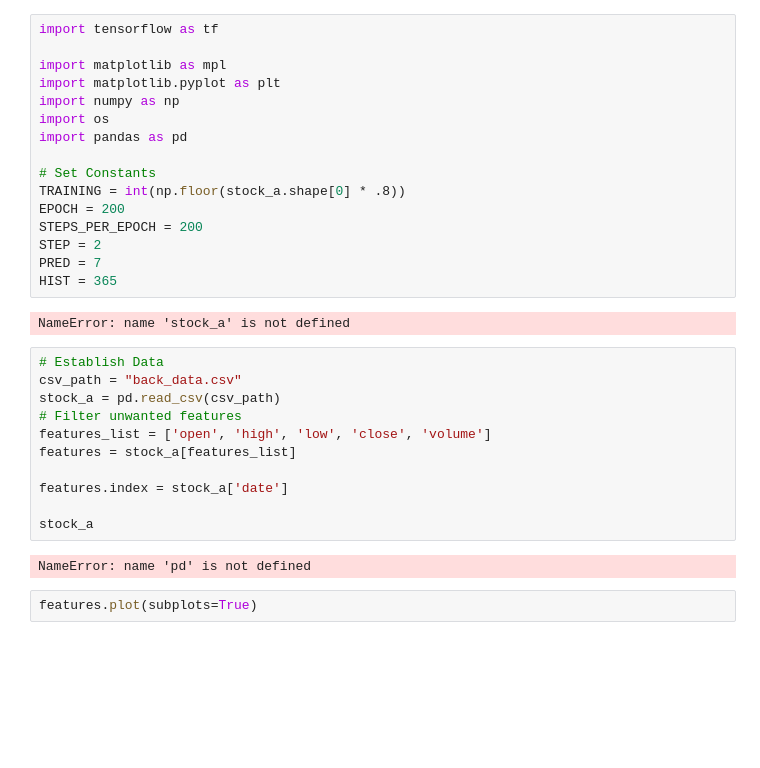
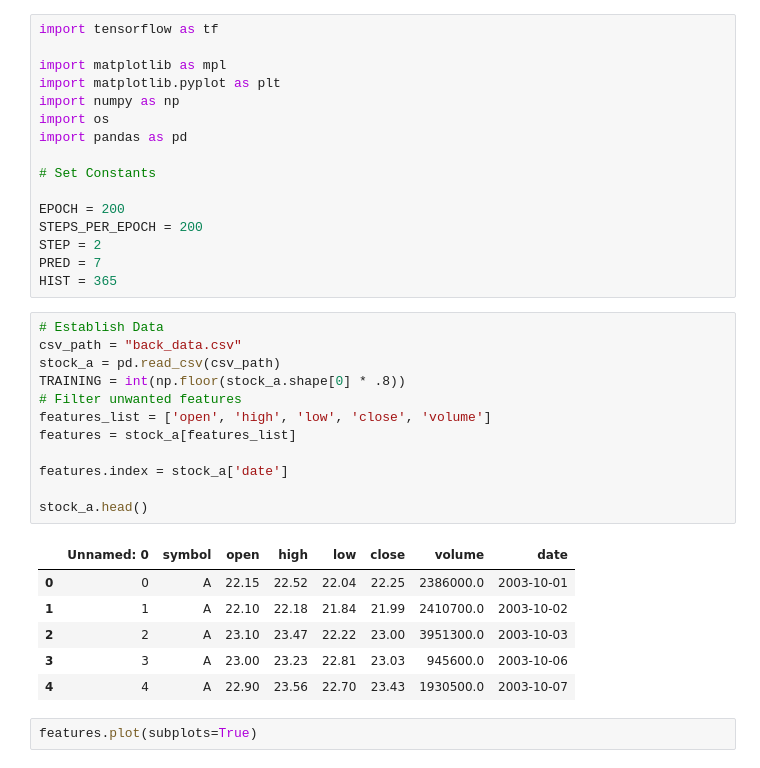
Before and after one commit to Matthew-Beliveau/Momentum-Trading-Testing-Bot, a Jupyter notebook: neural_network.ipynb, the cells around one changed output. Cells and saved outputs as stored; diff of their text form; blank space fills up the shorter version.

```diff
--- a/neural_network.ipynb
+++ b/neural_network.ipynb
@@ -8,27 +8,31 @@ import os
 import pandas as pd
 
 # Set Constants
-TRAINING = int(np.floor(stock_a.shape[0] * .8))
+
 EPOCH = 200
 STEPS_PER_EPOCH = 200
 STEP = 2
 PRED = 7
 HIST = 365
-# %% [output]
-NameError: name 'stock_a' is not defined
 # %%
 # Establish Data
 csv_path = "back_data.csv"
 stock_a = pd.read_csv(csv_path)
+TRAINING = int(np.floor(stock_a.shape[0] * .8))
 # Filter unwanted features
 features_list = ['open', 'high', 'low', 'close', 'volume']
 features = stock_a[features_list]
 
 features.index = stock_a['date']
 
-stock_a
+stock_a.head()
 # %% [output]
-NameError: name 'pd' is not defined
+|  | Unnamed: 0 | symbol | open | high | low | close | volume | date |
+| 0 | 0 | A | 22.15 | 22.52 | 22.04 | 22.25 | 2386000.0 | 2003-10-01 |
+| 1 | 1 | A | 22.10 | 22.18 | 21.84 | 21.99 | 2410700.0 | 2003-10-02 |
+| 2 | 2 | A | 23.10 | 23.47 | 22.22 | 23.00 | 3951300.0 | 2003-10-03 |
+| 3 | 3 | A | 23.00 | 23.23 | 22.81 | 23.03 | 945600.0 | 2003-10-06 |
+| 4 | 4 | A | 22.90 | 23.56 | 22.70 | 23.43 | 1930500.0 | 2003-10-07 |
 # %%
 features.plot(subplots=True)
 # %% [output]
```
Also changed, not shown: parts of 4 cells of this notebook.
